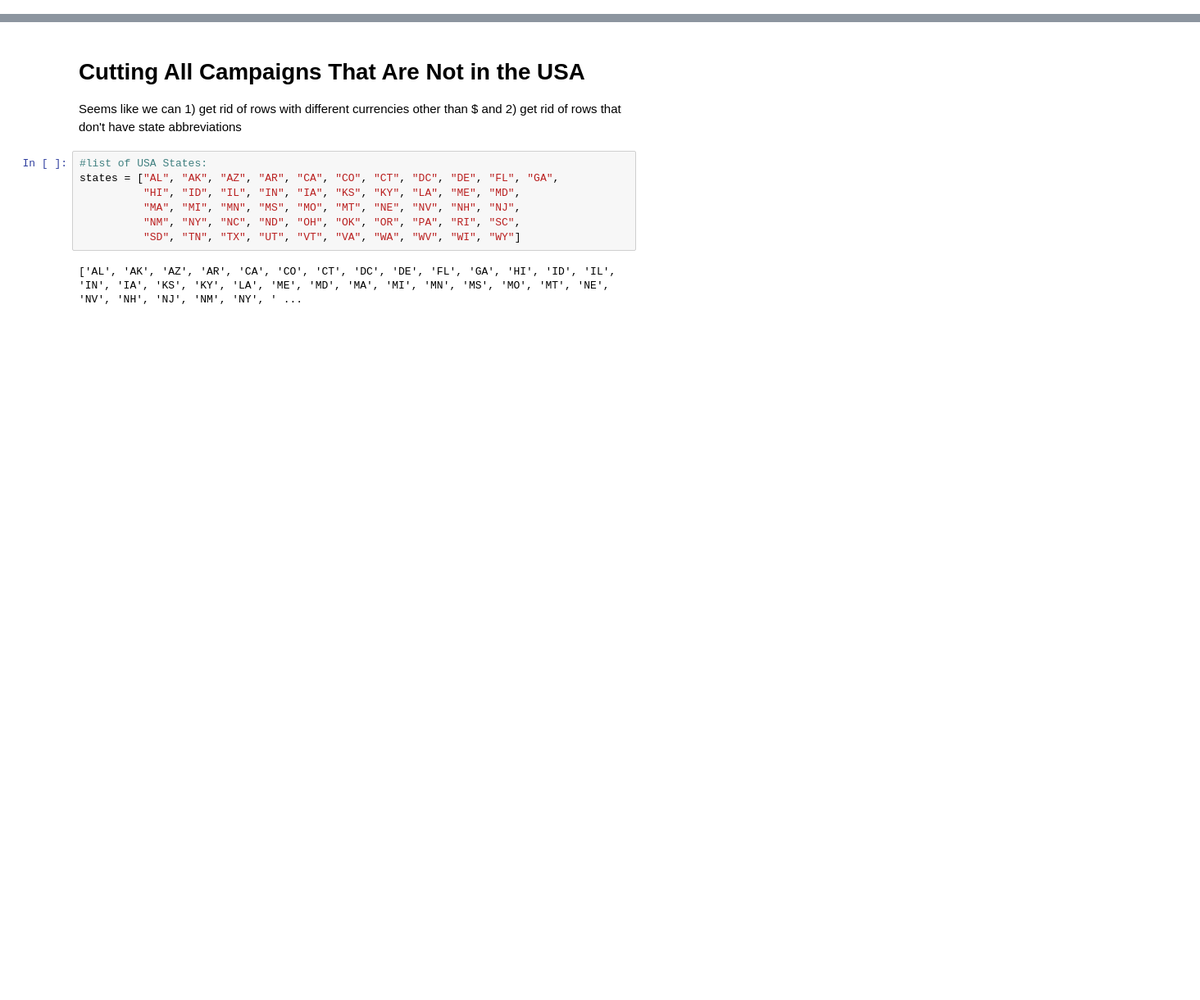
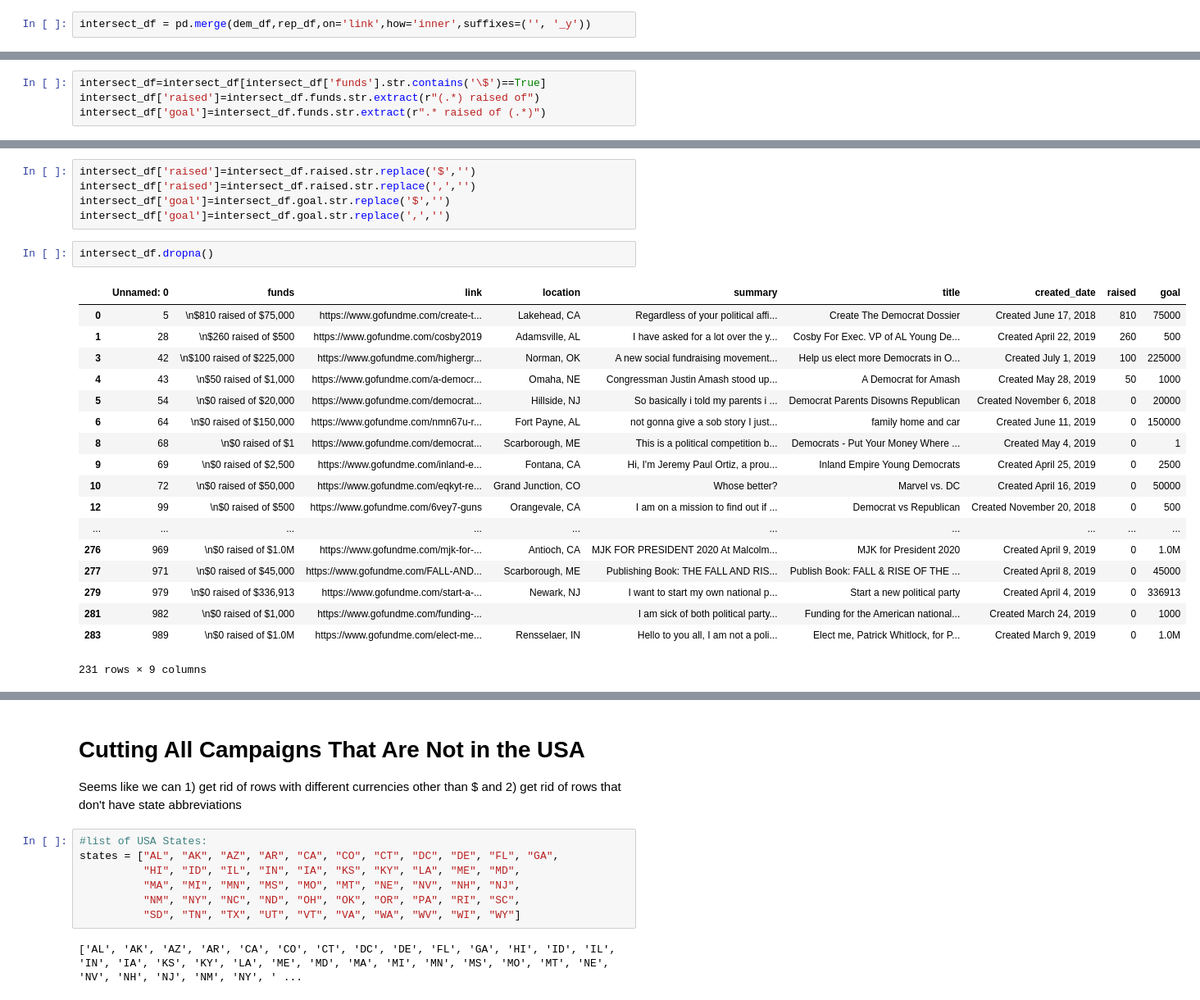
Before and after one commit to lliukrason2/analysis_projects, a Jupyter notebook: gofundme_political/campaign_cleaning.ipynb, the cells around one changed output, grey strips where cells are left out. Shown: that part at 82% size. Cells and saved outputs as stored; diff of their text form; blank space fills up the shorter version.

```diff
--- a/gofundme_political/campaign_cleaning.ipynb
+++ b/gofundme_political/campaign_cleaning.ipynb
@@ -29,0 +196,2 @@ taking a look at which campaigns have the same links with a simple merge
+# %%
+intersect_df = pd.merge(dem_df,rep_df,on='link',how='inner',suffixes=('', '_y'))
@@ -29,0 +236,4 @@ taking a look at which campaigns have the same links with a simple merge
+# %%
+intersect_df=intersect_df[intersect_df['funds'].str.contains('\$')==True]
+intersect_df['raised']=intersect_df.funds.str.extract(r"(.*) raised of")
+intersect_df['goal']=intersect_df.funds.str.extract(r".* raised of (.*)")
@@ -29,0 +249,26 @@ taking a look at which campaigns have the same links with a simple merge
+# %%
+intersect_df['raised']=intersect_df.raised.str.replace('$','')
+intersect_df['raised']=intersect_df.raised.str.replace(',','')
+intersect_df['goal']=intersect_df.goal.str.replace('$','')
+intersect_df['goal']=intersect_df.goal.str.replace(',','')
+# %%
+intersect_df.dropna()
+# %% [output]
+|  | Unnamed: 0 | funds | link | location | summary | title | created_date | raised | goal |
+| 0 | 5 | \n$810 raised of $75,000 | https://www.gofundme.com/create-t... | Lakehead, CA | Regardless of your political affi... | Create The Democrat Dossier | Created June 17, 2018 | 810 | 75000 |
+| 1 | 28 | \n$260 raised of $500 | https://www.gofundme.com/cosby2019 | Adamsville, AL | I have asked for a lot over the y... | Cosby For Exec. VP of AL Young De... | Created April 22, 2019 | 260 | 500 |
+| 3 | 42 | \n$100 raised of $225,000 | https://www.gofundme.com/highergr... | Norman, OK | A new social fundraising movement... | Help us elect more Democrats in O... | Created July 1, 2019 | 100 | 225000 |
+| 4 | 43 | \n$50 raised of $1,000 | https://www.gofundme.com/a-democr... | Omaha, NE | Congressman Justin Amash stood up... | A Democrat for Amash | Created May 28, 2019 | 50 | 1000 |
+| 5 | 54 | \n$0 raised of $20,000 | https://www.gofundme.com/democrat... | Hillside, NJ | So basically i told my parents i ... | Democrat Parents Disowns Republican | Created November 6, 2018 | 0 | 20000 |
+| 6 | 64 | \n$0 raised of $150,000 | https://www.gofundme.com/nmn67u-r... | Fort Payne, AL | not gonna give a sob story I just... | family home and car | Created June 11, 2019 | 0 | 150000 |
+| 8 | 68 | \n$0 raised of $1 | https://www.gofundme.com/democrat... | Scarborough, ME | This is a political competition b... | Democrats - Put Your Money Where ... | Created May 4, 2019 | 0 | 1 |
+| 9 | 69 | \n$0 raised of $2,500 | https://www.gofundme.com/inland-e... | Fontana, CA | Hi, I'm Jeremy Paul Ortiz, a prou... | Inland Empire Young Democrats | Created April 25, 2019 | 0 | 2500 |
+| 10 | 72 | \n$0 raised of $50,000 | https://www.gofundme.com/eqkyt-re... | Grand Junction, CO | Whose better? | Marvel vs. DC | Created April 16, 2019 | 0 | 50000 |
+| 12 | 99 | \n$0 raised of $500 | https://www.gofundme.com/6vey7-guns | Orangevale, CA | I am on a mission to find out if ... | Democrat vs Republican | Created November 20, 2018 | 0 | 500 |
+| ... | ... | ... | ... | ... | ... | ... | ... | ... | ... |
+| 276 | 969 | \n$0 raised of $1.0M | https://www.gofundme.com/mjk-for-... | Antioch, CA | MJK FOR PRESIDENT 2020 At Malcolm... | MJK for President 2020 | Created April 9, 2019 | 0 | 1.0M |
+| 277 | 971 | \n$0 raised of $45,000 | https://www.gofundme.com/FALL-AND... | Scarborough, ME | Publishing Book: THE FALL AND RIS... | Publish Book: FALL & RISE OF THE ... | Created April 8, 2019 | 0 | 45000 |
+| 279 | 979 | \n$0 raised of $336,913 | https://www.gofundme.com/start-a-... | Newark, NJ | I want to start my own national p... | Start a new political party | Created April 4, 2019 | 0 | 336913 |
+| 281 | 982 | \n$0 raised of $1,000 | https://www.gofundme.com/funding-... |  | I am sick of both political party... | Funding for the American national... | Created March 24, 2019 | 0 | 1000 |
+| 283 | 989 | \n$0 raised of $1.0M | https://www.gofundme.com/elect-me... | Rensselaer, IN | Hello to you all, I am not a poli... | Elect me, Patrick Whitlock, for P... | Created March 9, 2019 | 0 | 1.0M |
+231 rows × 9 columns
```
Also changed, not shown: parts of 34 cells of this notebook, 8 other files.
